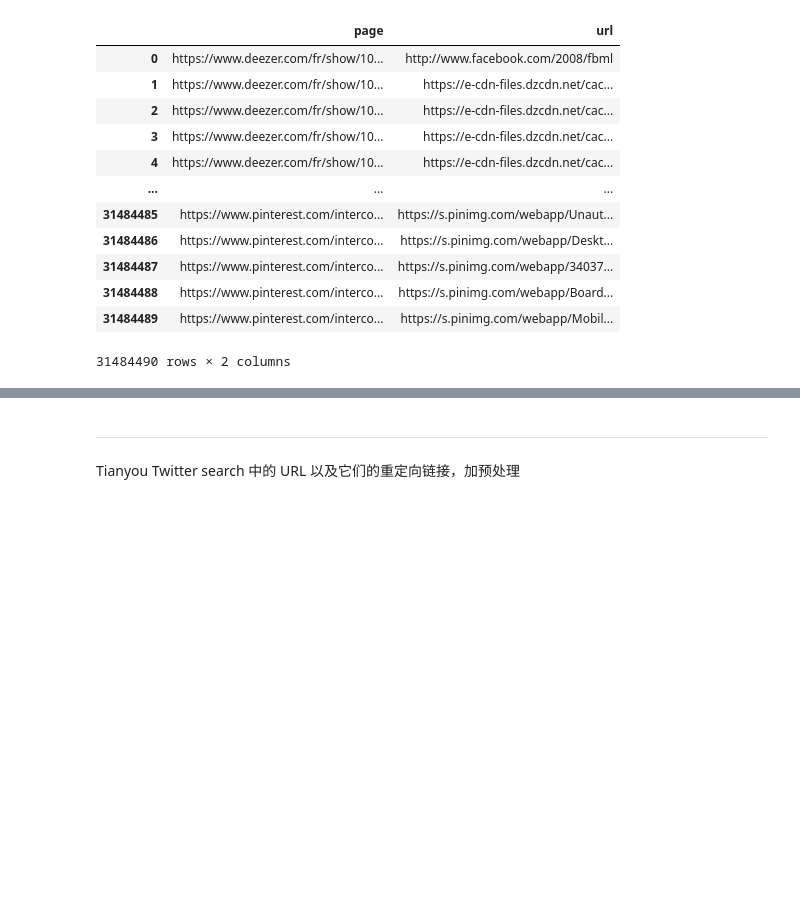
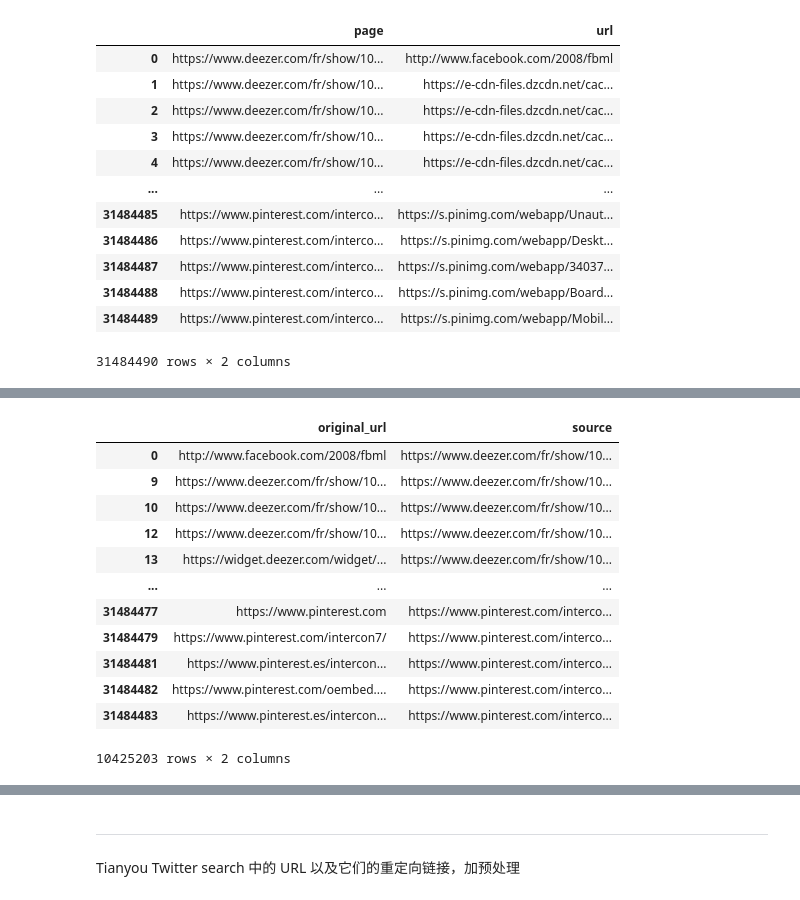
Before and after one commit to suniven/affiliate-marketing-research, a Jupyter notebook: concat_df.ipynb, the cells around one changed output, grey strips where cells are left out. Saved outputs shown, nothing was run; the diff lists cells and outputs as text; code cells hidden in the pictures; blank space fills up the shorter version.

```diff
--- a/concat_df.ipynb
+++ b/concat_df.ipynb
@@ -87,0 +132,20 @@ df.to_feather('./data/urls in webpage/urls-in-html.feather')
+# %%
+excluded_extensions = ['.js', '.pdf', '.jpg', '.css', '.png', '.jpeg', '.gif', '.ico', '.xml', '.json', '.mp3', '.wav', '.mp4', '.avi', '.mov', '.zip', '.rar']
+# %%
+df1 = df[~df['original_url'].str.endswith(tuple(excluded_extensions))]
+# %%
+df1
+# %% [output]
+|  | original_url | source |
+| 0 | http://www.facebook.com/2008/fbml | https://www.deezer.com/fr/show/10... |
+| 9 | https://www.deezer.com/fr/show/10... | https://www.deezer.com/fr/show/10... |
+| 10 | https://www.deezer.com/fr/show/10... | https://www.deezer.com/fr/show/10... |
+| 12 | https://www.deezer.com/fr/show/10... | https://www.deezer.com/fr/show/10... |
+| 13 | https://widget.deezer.com/widget/... | https://www.deezer.com/fr/show/10... |
+| ... | ... | ... |
+| 31484477 | https://www.pinterest.com | https://www.pinterest.com/interco... |
+| 31484479 | https://www.pinterest.com/intercon7/ | https://www.pinterest.com/interco... |
+| 31484481 | https://www.pinterest.es/intercon... | https://www.pinterest.com/interco... |
+| 31484482 | https://www.pinterest.com/oembed.... | https://www.pinterest.com/interco... |
+| 31484483 | https://www.pinterest.es/intercon... | https://www.pinterest.com/interco... |
+10425203 rows × 2 columns
```
Also changed, not shown: parts of 37 cells of this notebook, 2 other files.
